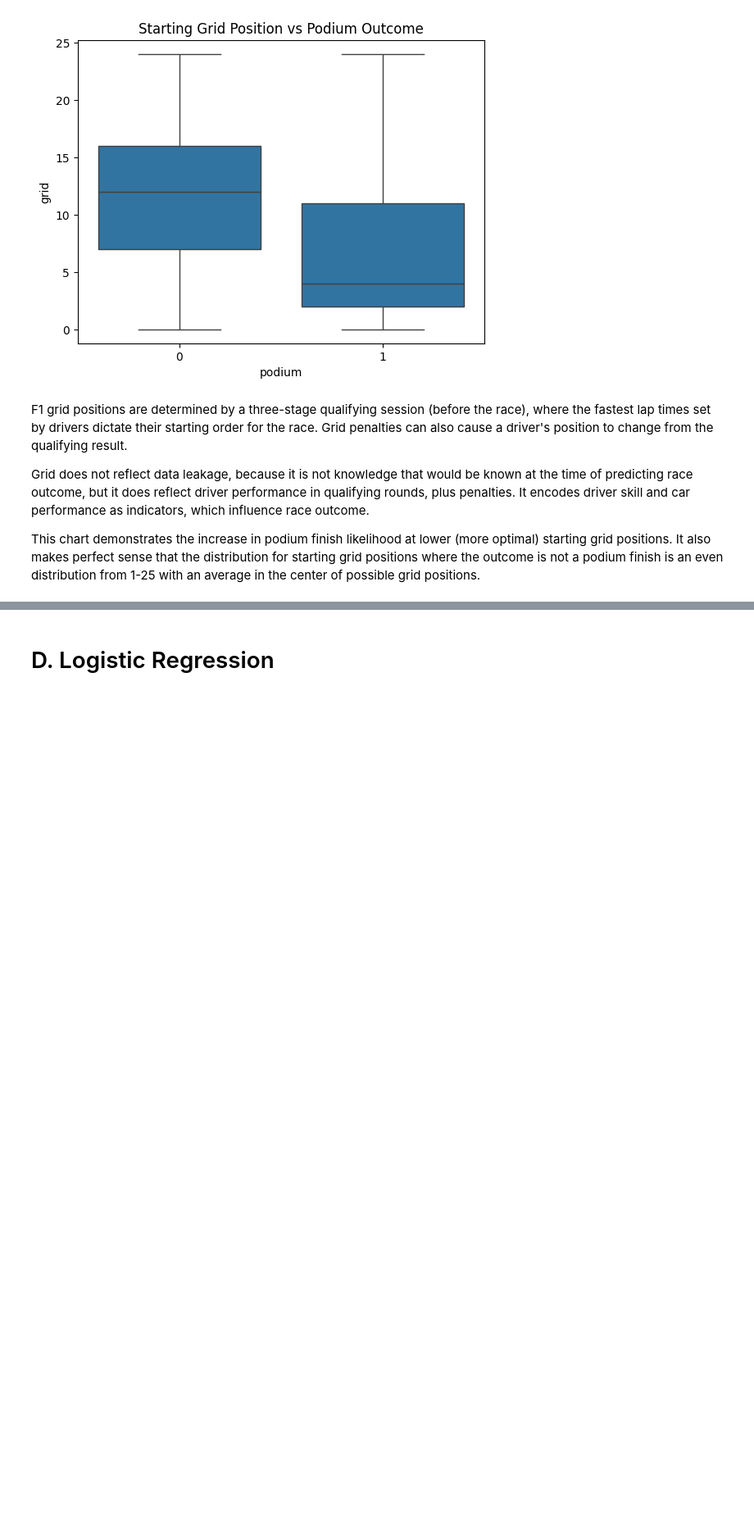
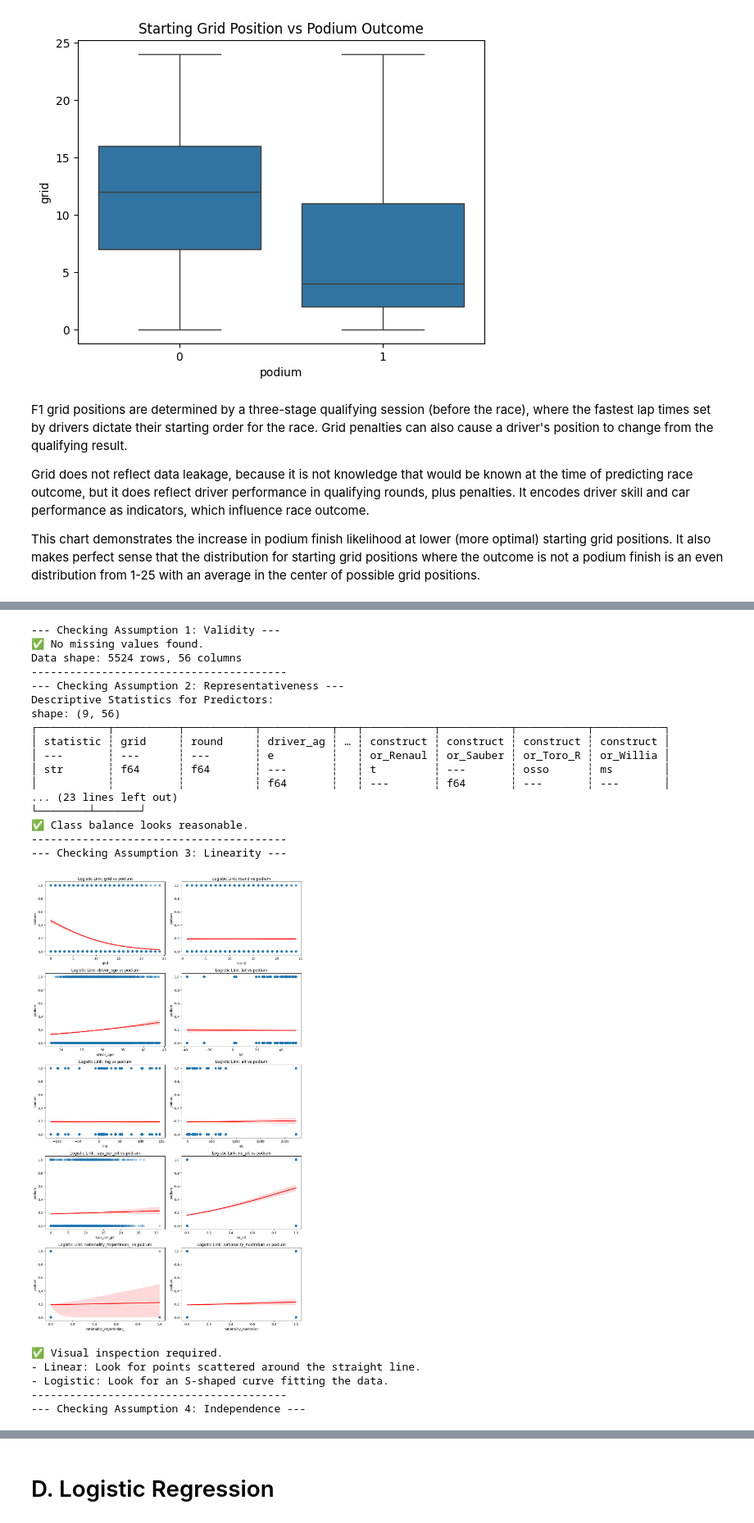
Before and after one commit to ben-gonz/F1-Classification, a Jupyter notebook: F1_project.ipynb, the cells around one changed output, grey strips where cells are left out. Shown at 82% size. Saved outputs shown, nothing was run; the diff lists cells and outputs as text; code cells hidden in the pictures; blank space fills up the shorter version.

```diff
--- a/F1_project.ipynb
+++ b/F1_project.ipynb
@@ -745,0 +763,39 @@ This chart demonstrates the increase in podium finish likelihood at lower (more
+# %%
+# Define features (drop references and outcome variable)
+features = [col for col in df.columns
+            if col not in ['podium', 'nationality_American', 'constructor_Aston_Martin']]
+
+# Convert to Polars
+df_pl = pl.from_pandas(df)
+
+check_validity(df_pl)
+check_representativeness(df_pl, target_col='podium', model_type='logistic')
+check_linearity(df_pl, features[:10], target_col='podium', model_type='logistic')
+check_independence(df_pl, target_col='podium')
+check_constant_variance(df_pl, features[:6], target_col='podium', model_type='logistic')
+check_normality(df_pl, target_col='podium', model_type='logistic')
+check_identifiability(df_pl.select(features), features)
+# %% [output]
+--- Checking Assumption 1: Validity ---
+✅ No missing values found.
+Data shape: 5524 rows, 56 columns
+----------------------------------------
+--- Checking Assumption 2: Representativeness ---
+Descriptive Statistics for Predictors:
+shape: (9, 56)
+┌───────────┬──────────┬───────────┬───────────┬───┬───────────┬───────────┬───────────┬───────────┐
+│ statistic ┆ grid     ┆ round     ┆ driver_ag ┆ … ┆ construct ┆ construct ┆ construct ┆ construct │
+│ ---       ┆ ---      ┆ ---       ┆ e         ┆   ┆ or_Renaul ┆ or_Sauber ┆ or_Toro_R ┆ or_Willia │
+│ str       ┆ f64      ┆ f64       ┆ ---       ┆   ┆ t         ┆ ---       ┆ osso      ┆ ms        │
+│           ┆          ┆           ┆ f64       ┆   ┆ ---       ┆ f64       ┆ ---       ┆ ---       │
+... (23 lines left out)
+└────────┴───────┘
+✅ Class balance looks reasonable.
+----------------------------------------
+--- Checking Assumption 3: Linearity ---
+[figure, added]
+✅ Visual inspection required.
+- Linear: Look for points scattered around the straight line.
+- Logistic: Look for an S-shaped curve fitting the data.
+----------------------------------------
+--- Checking Assumption 4: Independence ---
```
Also changed, not shown: parts of 7 cells of this notebook, 3 other files.
